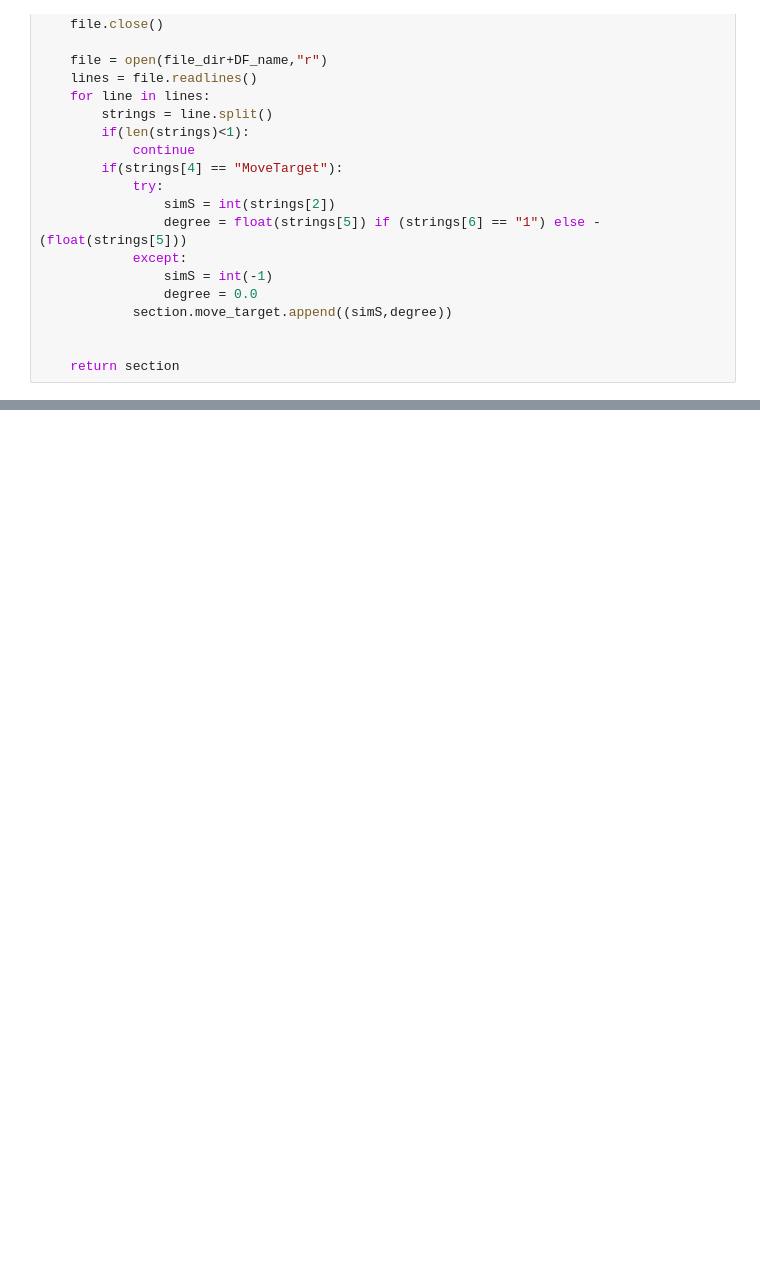
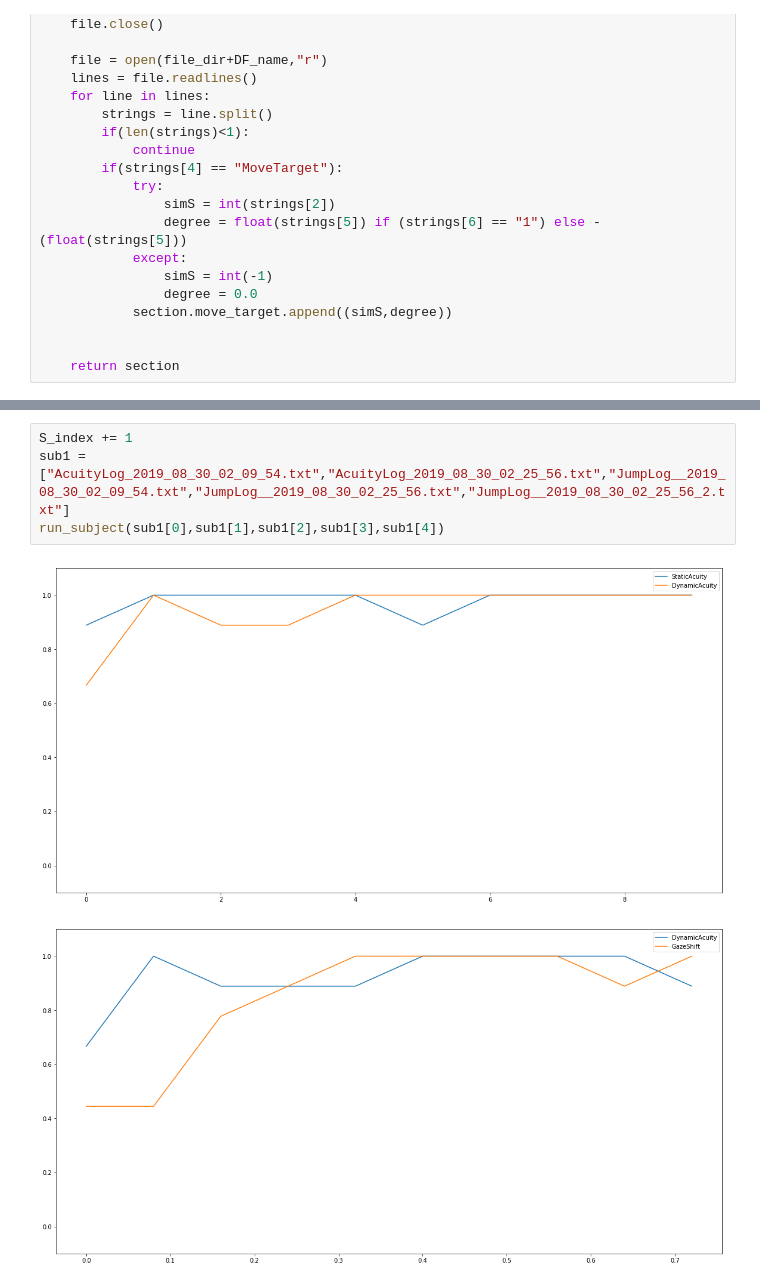
Before and after one commit to Vor2d/VORHead, a Jupyter notebook: DataAnalyzer/DataAnalyzer.ipynb, the cells around one changed output, grey strips where cells are left out. Drawn from its saved outputs; the diff is of its cells as text; blank space fills up the shorter version.

```diff
--- a/DataAnalyzer/DataAnalyzer.ipynb
+++ b/DataAnalyzer/DataAnalyzer.ipynb
@@ -116,0 +193,7 @@ def plot_ac(section):
+# %%
+S_index += 1
+sub1 = ["AcuityLog_2019_08_30_02_09_54.txt","AcuityLog_2019_08_30_02_25_56.txt","JumpLog__2019_08_30_02_09_54.txt","JumpLog__2019_08_30_02_25_56.txt","JumpLog__2019_08_30_02_25_56_2.txt"]
+run_subject(sub1[0],sub1[1],sub1[2],sub1[3],sub1[4])
+# %% [output]
+[figure, added]
+[figure, added]
```
Also changed, not shown: parts of 18 cells of this notebook, 14 other files.
